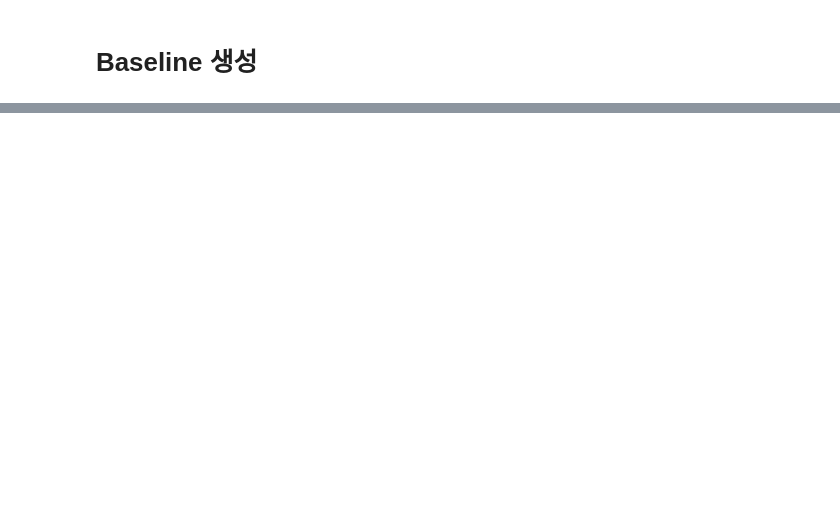
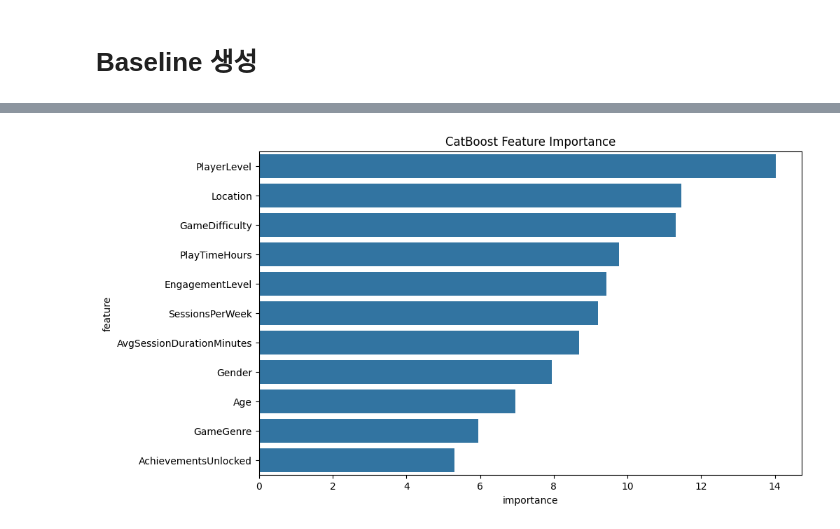
Before and after one commit to mkk4726/mobile-marketing-analytics-ml, a Jupyter notebook: notebooks/predict-online-gaming-behavior.ipynb, the cells around one changed output, grey strips where cells are left out. Cells and saved outputs as stored; diff of their text form; code cells hidden in the pictures; blank space fills up the shorter version.

```diff
--- a/notebooks/predict-online-gaming-behavior.ipynb
+++ b/notebooks/predict-online-gaming-behavior.ipynb
@@ -185,0 +528,78 @@ AUC: 0.4861
+# %%
+# !pip install catboost  # 설치가 안 되어 있다면 주석 해제 후 실행
+
+import kagglehub
+from kagglehub import KaggleDatasetAdapter
+import pandas as pd
+import numpy as np
+from sklearn.model_selection import train_test_split
+from sklearn.metrics import roc_auc_score, accuracy_score
+from catboost import CatBoostClassifier, Pool
+
+# 1. 데이터 로드
+df = kagglehub.load_dataset(
+    KaggleDatasetAdapter.PANDAS,
+    "rabieelkharoua/predict-online-gaming-behavior-dataset",
+    "online_gaming_behavior_dataset.csv",
+)
+
+# 2. 전처리: 불필요한 식별자 제거
+if 'PlayerID' in df.columns:
+    df = df.drop(columns=['PlayerID'])
+
+# 3. 범주형 변수 지정 (CatBoost는 이를 명시적으로 알아야 함)
+# 문자열(object) 또는 category 타입인 컬럼을 모두 찾습니다.
+cat_features = [col for col in df.columns if df[col].dtype == 'object' or df[col].dtype.name == 'category']
+print(f"감지된 범주형 변수: {cat_features}")
+
+# 4. 데이터 분할
+X = df.drop(columns=['InGamePurchases'])
+y = df['InGamePurchases']
+
+# Stratify를 사용하여 정답 비율 유지하며 분할
+X_train, X_test, y_train, y_test = train_test_split(X, y, test_size=0.2, random_state=42, stratify=y)
+X_train, X_valid, y_train, y_valid = train_test_split(X_train, y_train, test_size=0.2, random_state=42, stratify=y_train)
+
+# 5. CatBoost 모델 설정 및 학습
+model = CatBoostClassifier(
+    iterations=2000,
+    learning_rate=0.05,
+    depth=6,
+    cat_features=cat_features,       # 범주형 변수 리스트 전달
+    auto_class_weights='Balanced',   # 데이터 불균형 자동 해결
+    eval_metric='AUC',
+    early_stopping_rounds=100,
+    verbose=100,
+    random_seed=42
+)
+
+print("\nCatBoost 학습 시작...")
+model.fit(
+    X_train, y_train,
+    eval_set=(X_valid, y_valid),
+    use_best_model=True
+)
+
+# 6. 평가
+proba = model.predict_proba(X_test)[:, 1]
+pred = model.predict(X_test)
+auc = roc_auc_score(y_test, proba)
+acc = accuracy_score(y_test, pred)
+
+print(f"\n최종 Test AUC: {auc:.4f}")
+print(f"최종 Test Accuracy: {acc:.4f}")
+
+# 7. 피처 중요도 시각화
+import matplotlib.pyplot as plt
+import seaborn as sns
+
+plt.figure(figsize=(10, 6))
+feature_importance = pd.DataFrame({
+    'feature': X.columns,
+    'importance': model.get_feature_importance()
+}).sort_values(by='importance', ascending=False)
+
+sns.barplot(x='importance', y='feature', data=feature_importance)
+plt.title('CatBoost Feature Importance')
+plt.show()
+# %% [output]
@@ -185,0 +620 @@ AUC: 0.4861
+[figure, added]
```
Also changed, not shown: parts of 10 cells of this notebook, 1 other file.
